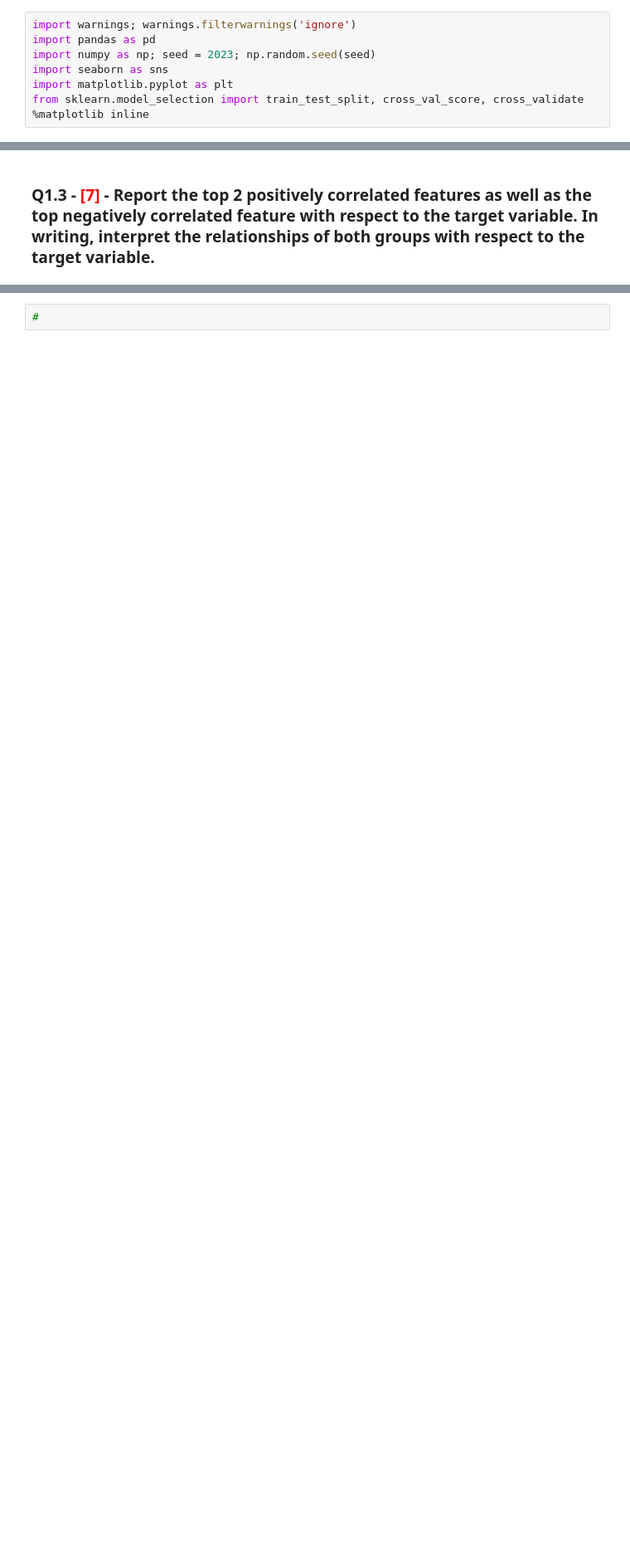
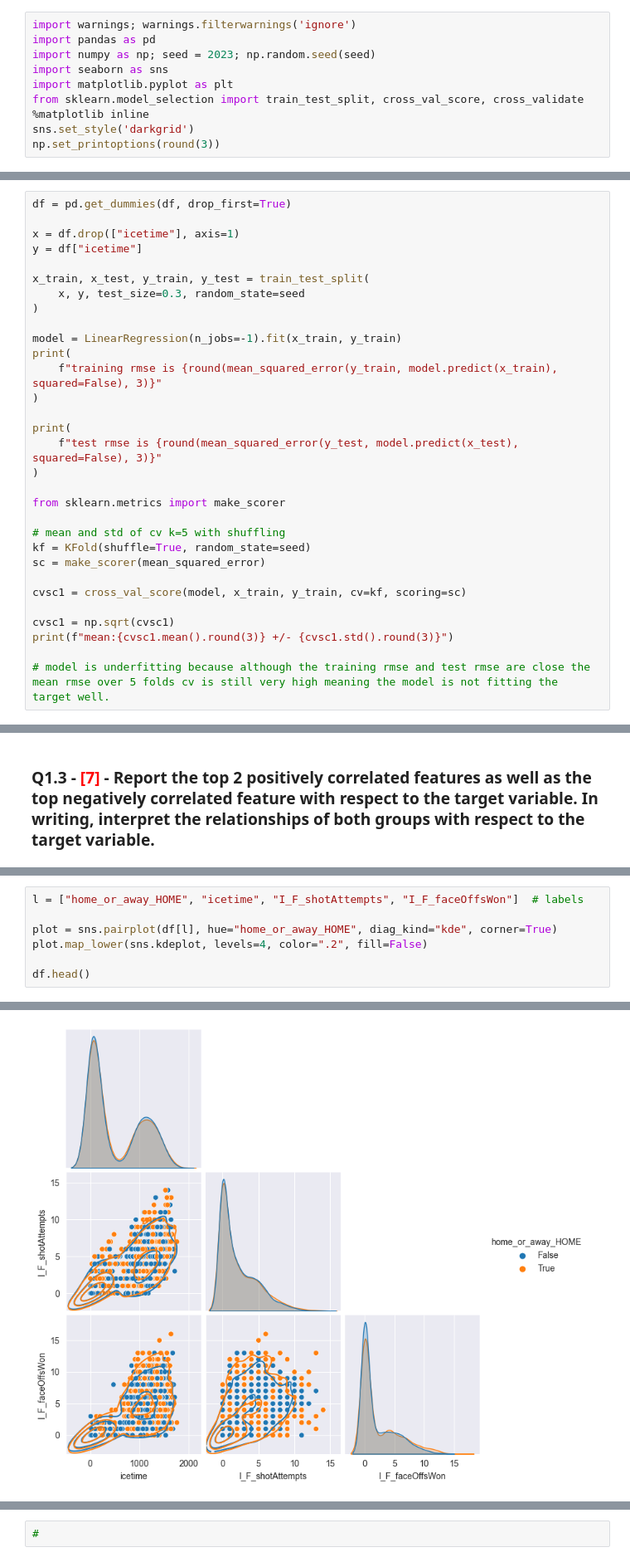
Before and after one commit to ParamvirSran/Machine-Learning, a Jupyter notebook: Past_Midterms/Midterm_Winter_2023_clean.ipynb, the cells around one changed output, grey strips where cells are left out. Shown at 83% size. Saved outputs shown, nothing was run; the diff lists cells and outputs as text; blank space fills up the shorter version.

```diff
--- a/Past_Midterms/Midterm_Winter_2023_clean.ipynb
+++ b/Past_Midterms/Midterm_Winter_2023_clean.ipynb
@@ -44,6 +44,8 @@ import seaborn as sns
 import matplotlib.pyplot as plt
 from sklearn.model_selection import train_test_split, cross_val_score, cross_validate
 %matplotlib inline
+sns.set_style('darkgrid')
+np.set_printoptions(round(3))
 # %% [markdown]
 ---
 ## Question 1 - <span style="color:green">[60]</span> - Regression
@@ -102,0 +123,31 @@ For shuffling, use the notebook random seed (defined in "Global Toolbox" as `see
+# %%
+df = pd.get_dummies(df, drop_first=True)
+
+x = df.drop(["icetime"], axis=1)
+y = df["icetime"]
+
+x_train, x_test, y_train, y_test = train_test_split(
+    x, y, test_size=0.3, random_state=seed
+)
+
+model = LinearRegression(n_jobs=-1).fit(x_train, y_train)
+print(
+    f"training rmse is {round(mean_squared_error(y_train, model.predict(x_train), squared=False), 3)}"
+)
+
+print(
+    f"test rmse is {round(mean_squared_error(y_test, model.predict(x_test), squared=False), 3)}"
+)
+
+from sklearn.metrics import make_scorer
+
+# mean and std of cv k=5 with shuffling
+kf = KFold(shuffle=True, random_state=seed)
+sc = make_scorer(mean_squared_error)
+
+cvsc1 = cross_val_score(model, x_train, y_train, cv=kf, scoring=sc)
+
+cvsc1 = np.sqrt(cvsc1)
+print(f"mean:{cvsc1.mean().round(3)} +/- {cvsc1.std().round(3)}")
+
+# model is underfitting because although the training rmse and test rmse are close the mean rmse over 5 folds cv is still very high meaning the model is not fitting the target well.
@@ -112,0 +190,8 @@ To facilitate interpretation, you can also set argument `corner=True` to output
+# %%
+l = ["home_or_away_HOME", "icetime", "I_F_shotAttempts", "I_F_faceOffsWon"]  # labels
+
+plot = sns.pairplot(df[l], hue="home_or_away_HOME", diag_kind="kde", corner=True)
+plot.map_lower(sns.kdeplot, levels=4, color=".2", fill=False)
+
+df.head()
+# %% [output]
@@ -112,0 +205 @@ To facilitate interpretation, you can also set argument `corner=True` to output
+[figure, added]
```
Also changed, not shown: parts of 11 cells of this notebook.
